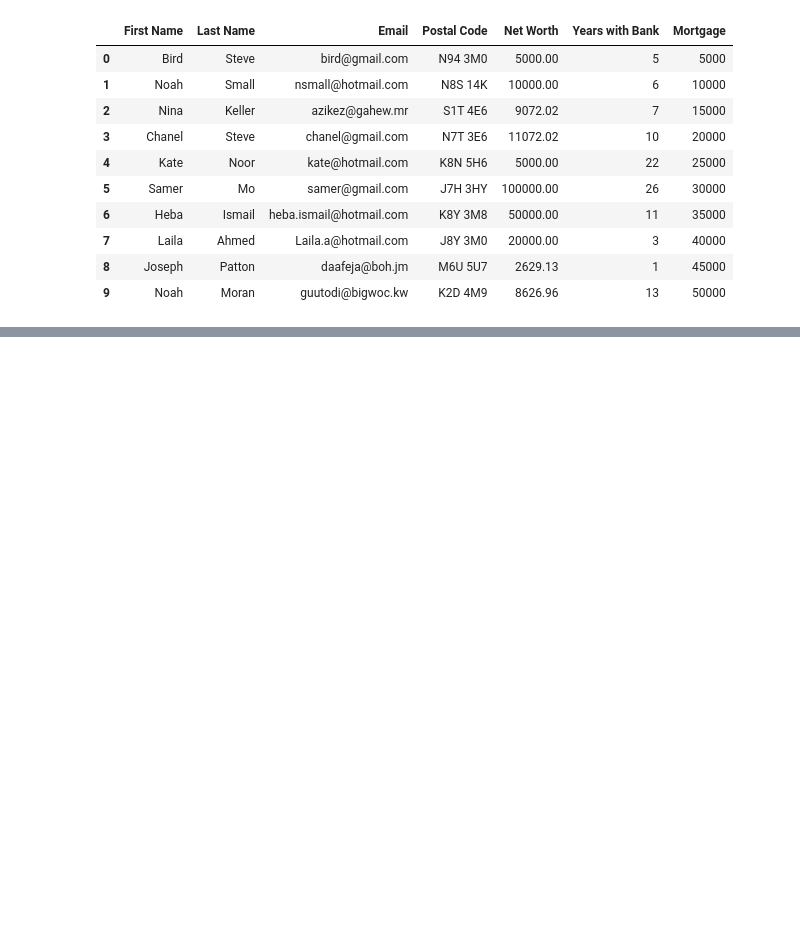
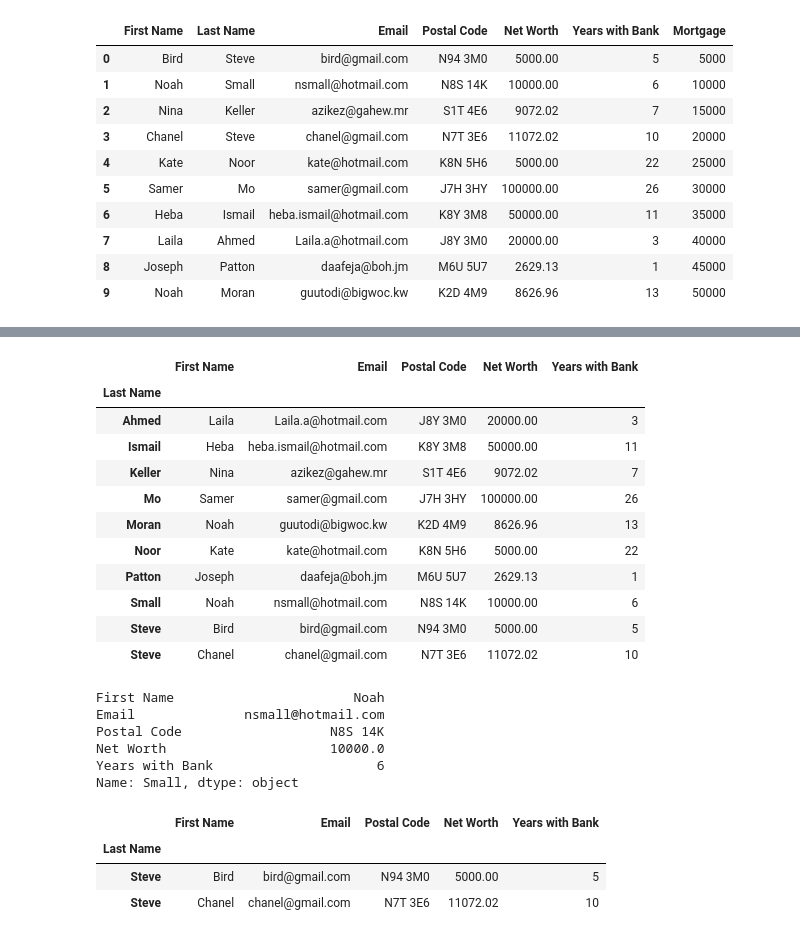
Before and after one commit to niharraju4/Data_Cleaning-Pandas, a Jupyter notebook: Pandas_Series/pandasDataframe.ipynb, the cells around one changed output, grey strips where cells are left out. Drawn from its saved outputs; the diff is of its cells as text; code cells hidden in the pictures; blank space fills up the shorter version.

Commit message:
loc indexing

```diff
--- a/Pandas_Series/pandasDataframe.ipynb
+++ b/Pandas_Series/pandasDataframe.ipynb
@@ -517,0 +520,4 @@ banking_df
+# %%
+# Load the csv file and set the last name as the index
+banking_df = pd.read_csv(r'bank_client_information.csv',index_col='Last Name')
+banking_df
@@ -517,0 +537,39 @@ banking_df
+# %%
+# Sort the dataframe in an alphabetical order
+banking_df.sort_index( inplace=True)
+banking_df
+# %% [output]
+|  | First Name | Email | Postal Code | Net Worth | Years with Bank |
+| Last Name |  |  |  |  |  |
+| Ahmed | Laila | Laila.a@hotmail.com | J8Y 3M0 | 20000.00 | 3 |
+| Ismail | Heba | heba.ismail@hotmail.com | K8Y 3M8 | 50000.00 | 11 |
+| Keller | Nina | azikez@gahew.mr | S1T 4E6 | 9072.02 | 7 |
+| Mo | Samer | samer@gmail.com | J7H 3HY | 100000.00 | 26 |
+| Moran | Noah | guutodi@bigwoc.kw | K2D 4M9 | 8626.96 | 13 |
+| Noor | Kate | kate@hotmail.com | K8N 5H6 | 5000.00 | 22 |
+| Patton | Joseph | daafeja@boh.jm | M6U 5U7 | 2629.13 | 1 |
+| Small | Noah | nsmall@hotmail.com | N8S 14K | 10000.00 | 6 |
+| Steve | Bird | bird@gmail.com | N94 3M0 | 5000.00 | 5 |
+| Steve | Chanel | chanel@gmail.com | N7T 3E6 | 11072.02 | 10 |
+# %%
+# loc is used to filter rows and columns
+# loc is label-based meaning you need to give a name of the rows (or columns) that you are interested in selecting
+# Note that iloc is "integer index-based" meaning you can filter rows/columns by their integer index.
+# Note that we obtained a Series because last name "Small" existed only once in the dataframe
+
+banking_df.loc['Small']
+# %% [output]
+First Name                       Noah
+Email              nsmall@hotmail.com
+Postal Code                   N8S 14K
+Net Worth                     10000.0
+Years with Bank                     6
+Name: Small, dtype: object
+# %%
+# Note that you got a DataFrame back since Last Name 'Steve' existed more than one in the DataFrame
+banking_df.loc['Steve']
+# %% [output]
+|  | First Name | Email | Postal Code | Net Worth | Years with Bank |
+| Last Name |  |  |  |  |  |
+| Steve | Bird | bird@gmail.com | N94 3M0 | 5000.00 | 5 |
+| Steve | Chanel | chanel@gmail.com | N7T 3E6 | 11072.02 | 10 |
```
Also changed, not shown: parts of 11 cells of this notebook.
